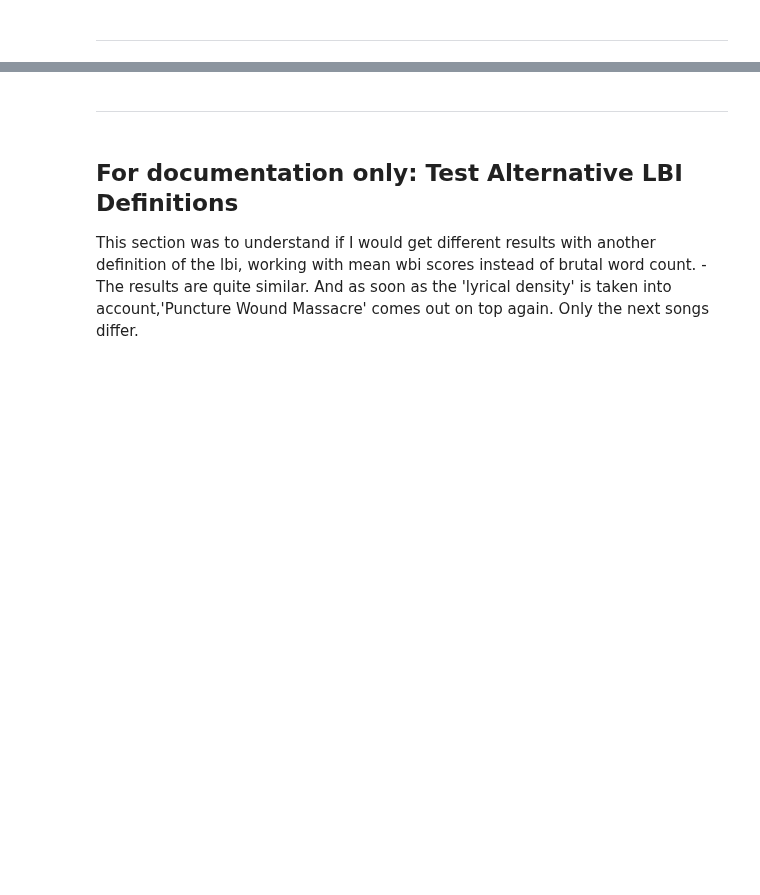
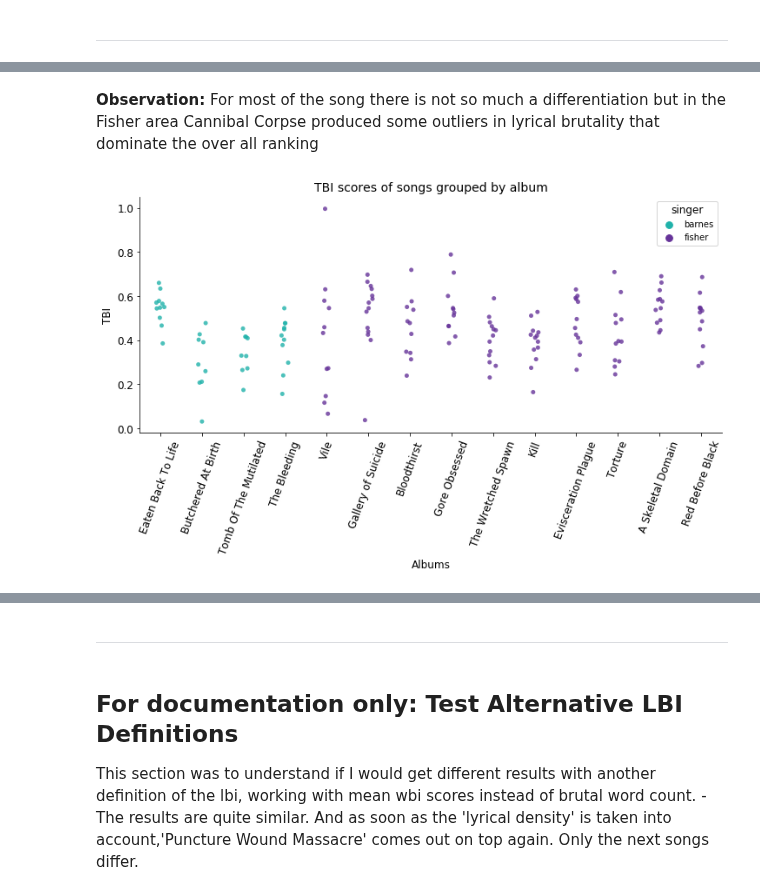
Before and after one commit to rbuerki/most-brutal-cannibal-corpse, a Jupyter notebook: 2-Text-Analysis-and-Rest.ipynb, the cells around one changed output, grey strips where cells are left out. Cells and saved outputs as stored; diff of their text form; code cells hidden in the pictures; blank space fills up the shorter version.

```diff
--- a/2-Text-Analysis-and-Rest.ipynb
+++ b/2-Text-Analysis-and-Rest.ipynb
@@ -625,0 +630,11 @@ sns.stripplot('year', 'TBI', data=song_data, hue='singer', alpha=0.8, jitter=Tru
+# %% [markdown]
+**Observation:** For most of the song there is not so much a differentiation but in the Fisher area Cannibal Corpse produced some outliers in lyrical brutality that dominate the over all ranking
+# %%
+fig, ax = plt.subplots(figsize=(12,5))
+sns.stripplot('album', 'TBI', data=song_data.sort_values(['year']), hue='singer', alpha=0.8, jitter=True,
+              palette=['lightseagreen', 'rebeccapurple']);
+ax.set_xlabel("Albums")
+ax.tick_params(axis='x', rotation=70)
+ax.set_title("TBI scores of songs grouped by album",size=14);
+# %% [output]
+[figure, added]
```
Also changed, not shown: parts of 24 cells of this notebook.
